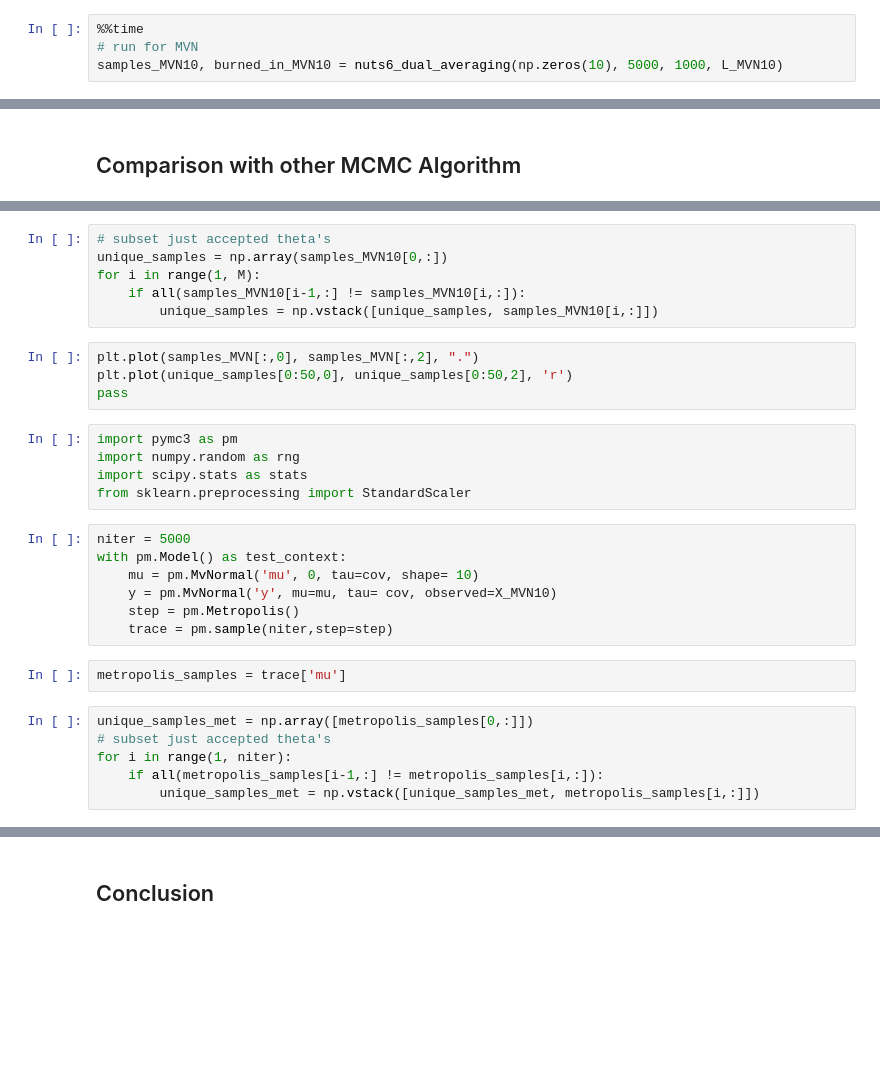
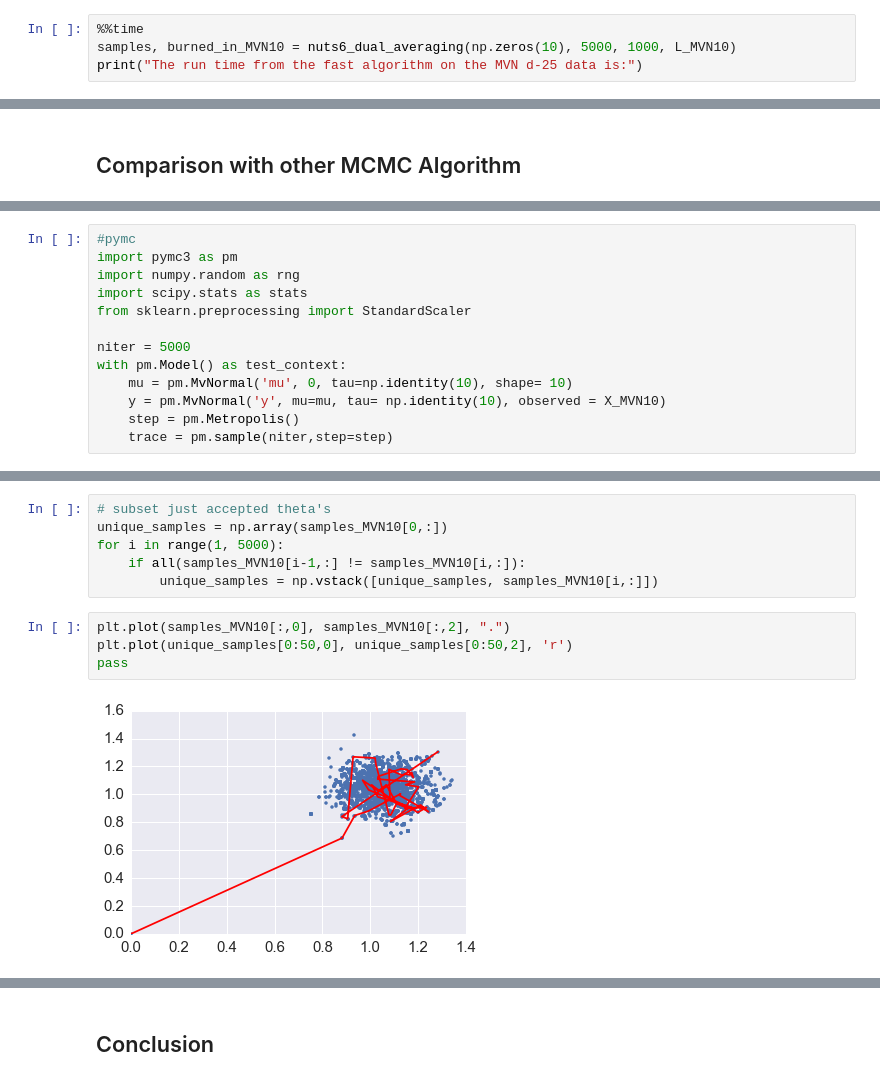
Before and after one commit to bustosxaus/sta663finalproject, a Jupyter notebook: Final_Report.ipynb, the cells around one changed output, grey strips where cells are left out. Saved outputs shown, nothing was run; the diff lists cells and outputs as text; blank space fills up the shorter version.

```diff
--- a/Final_Report.ipynb
+++ b/Final_Report.ipynb
@@ -725,4 +925,4 @@ def L_MVN10(theta):
 # %%
 %%time
-# run for MVN
-samples_MVN10, burned_in_MVN10 = nuts6_dual_averaging(np.zeros(10), 5000, 1000, L_MVN10)
+samples, burned_in_MVN10 = nuts6_dual_averaging(np.zeros(10), 5000, 1000, L_MVN10)
+print("The run time from the fast algorithm on the MVN d-25 data is:")
@@ -755,0 +951,13 @@ samples, burned_in = nuts6_dual_averaging_slow(np.zeros(50), 5000, 1000, L_MVN50
+# %%
+#pymc
+import pymc3 as pm
+import numpy.random as rng
+import scipy.stats as stats
+from sklearn.preprocessing import StandardScaler
+
+niter = 5000
+with pm.Model() as test_context:
+    mu = pm.MvNormal('mu', 0, tau=np.identity(10), shape= 10)
+    y = pm.MvNormal('y', mu=mu, tau= np.identity(10), observed = X_MVN10)
+    step = pm.Metropolis()
+    trace = pm.sample(niter,step=step)
@@ -756,31 +974,13 @@ samples, burned_in = nuts6_dual_averaging_slow(np.zeros(50), 5000, 1000, L_MVN50
 # %%
 # subset just accepted theta's
 unique_samples = np.array(samples_MVN10[0,:])
-for i in range(1, M):
+for i in range(1, 5000):
     if all(samples_MVN10[i-1,:] != samples_MVN10[i,:]):
         unique_samples = np.vstack([unique_samples, samples_MVN10[i,:]])
 # %%
-plt.plot(samples_MVN[:,0], samples_MVN[:,2], ".")
+plt.plot(samples_MVN10[:,0], samples_MVN10[:,2], ".")
 plt.plot(unique_samples[0:50,0], unique_samples[0:50,2], 'r')
 pass
+# %% [output]
+[figure, added]
-# %%
-import pymc3 as pm
-import numpy.random as rng
-import scipy.stats as stats
-from sklearn.preprocessing import StandardScaler
-# %%
-niter = 5000
-with pm.Model() as test_context:
-    mu = pm.MvNormal('mu', 0, tau=cov, shape= 10)
-    y = pm.MvNormal('y', mu=mu, tau= cov, observed=X_MVN10)
-    step = pm.Metropolis()
-    trace = pm.sample(niter,step=step)
-# %%
-metropolis_samples = trace['mu']
-# %%
-unique_samples_met = np.array([metropolis_samples[0,:]])
-# subset just accepted theta's
-for i in range(1, niter):
-    if all(metropolis_samples[i-1,:] != metropolis_samples[i,:]):
-        unique_samples_met = np.vstack([unique_samples_met, metropolis_samples[i,:]])
 # %%
```
Also changed, not shown: parts of 37 cells of this notebook, 4 other files.
